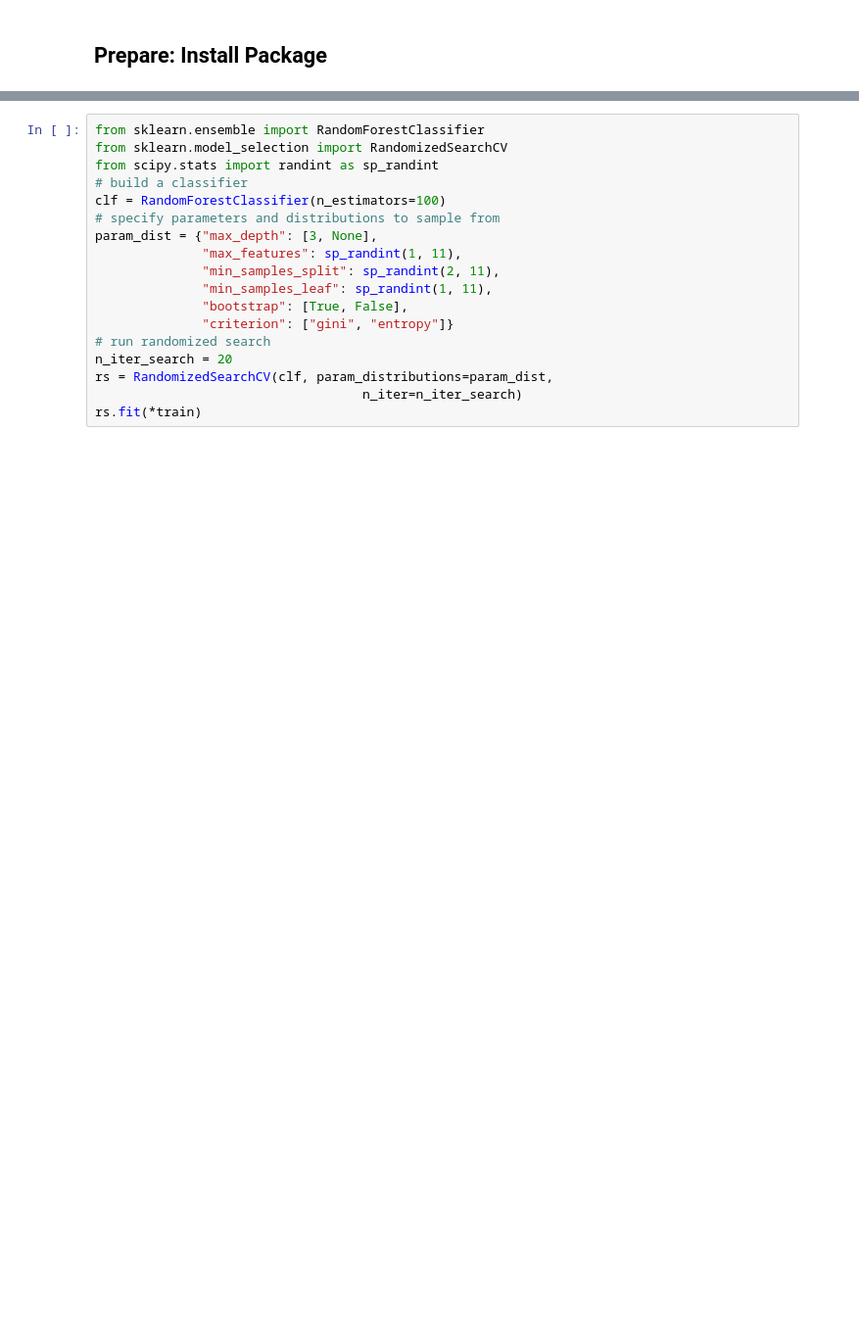
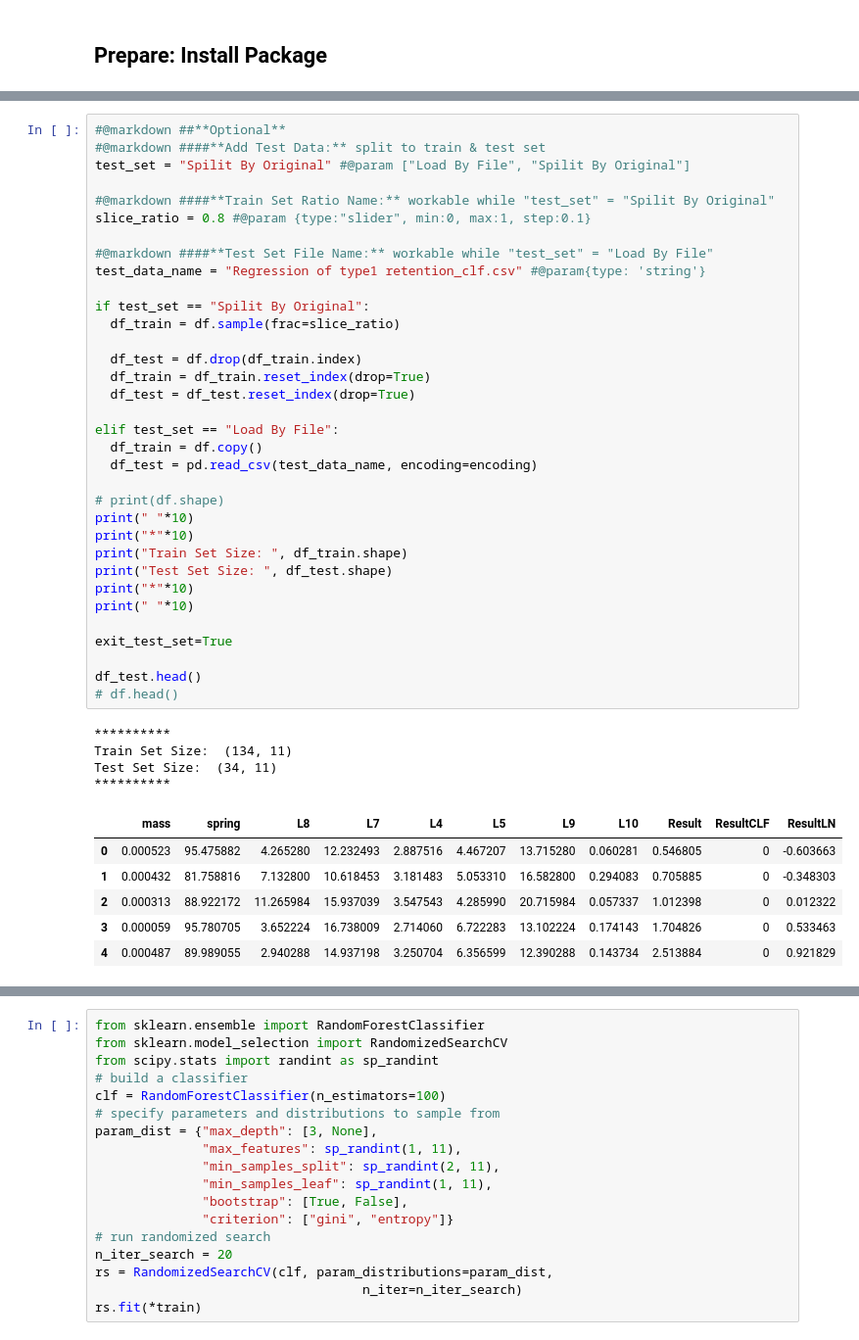
Before and after one commit to HJ-Kurt-Su/model, a Jupyter notebook: machine_learning_classification_train_Y221103.ipynb, the cells around one changed output, grey strips where cells are left out. Shown: that part at 98% size. Cells and saved outputs as stored; diff of their text form; blank space fills up the shorter version.

```diff
--- a/machine_learning_classification_train_Y221103.ipynb
+++ b/machine_learning_classification_train_Y221103.ipynb
@@ -132,5 +188,50 @@ print("--------------------")
 Select Y Variable
 Dropdown(options=('mass', 'spring', 'L8', 'L7', 'L4', 'L5', 'L9', 'L10', 'Result', 'ResultCLF', 'ResultLN'), v…
 --------------------
+# %%
+#@markdown ##**Optional**
+#@markdown ####**Add Test Data:** split to train & test set
+test_set = "Spilit By Original" #@param ["Load By File", "Spilit By Original"]
+
+#@markdown ####**Train Set Ratio Name:** workable while "test_set" = "Spilit By Original"
+slice_ratio = 0.8 #@param {type:"slider", min:0, max:1, step:0.1}
+
+#@markdown ####**Test Set File Name:** workable while "test_set" = "Load By File"
+test_data_name = "Regression of type1 retention_clf.csv" #@param{type: 'string'}
+
+if test_set == "Spilit By Original":
+  df_train = df.sample(frac=slice_ratio)
+
+  df_test = df.drop(df_train.index)
+  df_train = df_train.reset_index(drop=True)
+  df_test = df_test.reset_index(drop=True)
+
+elif test_set == "Load By File":
+  df_train = df.copy()
+  df_test = pd.read_csv(test_data_name, encoding=encoding)
+
+# print(df.shape)
+print(" "*10)
+print("*"*10)
+print("Train Set Size: ", df_train.shape)
+print("Test Set Size: ", df_test.shape)
+print("*"*10)
+print(" "*10)
+
+exit_test_set=True
+
+df_test.head()
+# df.head()
+# %% [output]
+**********
+Train Set Size:  (134, 11)
+Test Set Size:  (34, 11)
+**********
+|  | mass | spring | L8 | L7 | L4 | L5 | L9 | L10 | Result | ResultCLF | ResultLN |
+| 0 | 0.000523 | 95.475882 | 4.265280 | 12.232493 | 2.887516 | 4.467207 | 13.715280 | 0.060281 | 0.546805 | 0 | -0.603663 |
+| 1 | 0.000432 | 81.758816 | 7.132800 | 10.618453 | 3.181483 | 5.053310 | 16.582800 | 0.294083 | 0.705885 | 0 | -0.348303 |
+| 2 | 0.000313 | 88.922172 | 11.265984 | 15.937039 | 3.547543 | 4.285990 | 20.715984 | 0.057337 | 1.012398 | 0 | 0.012322 |
+| 3 | 0.000059 | 95.780705 | 3.652224 | 16.738009 | 2.714060 | 6.722283 | 13.102224 | 0.174143 | 1.704826 | 0 | 0.533463 |
+| 4 | 0.000487 | 89.989055 | 2.940288 | 14.937198 | 3.250704 | 6.356599 | 12.390288 | 0.143734 | 2.513884 | 0 | 0.921829 |
 # %%
 
```
Also changed, not shown: parts of 13 cells of this notebook.
